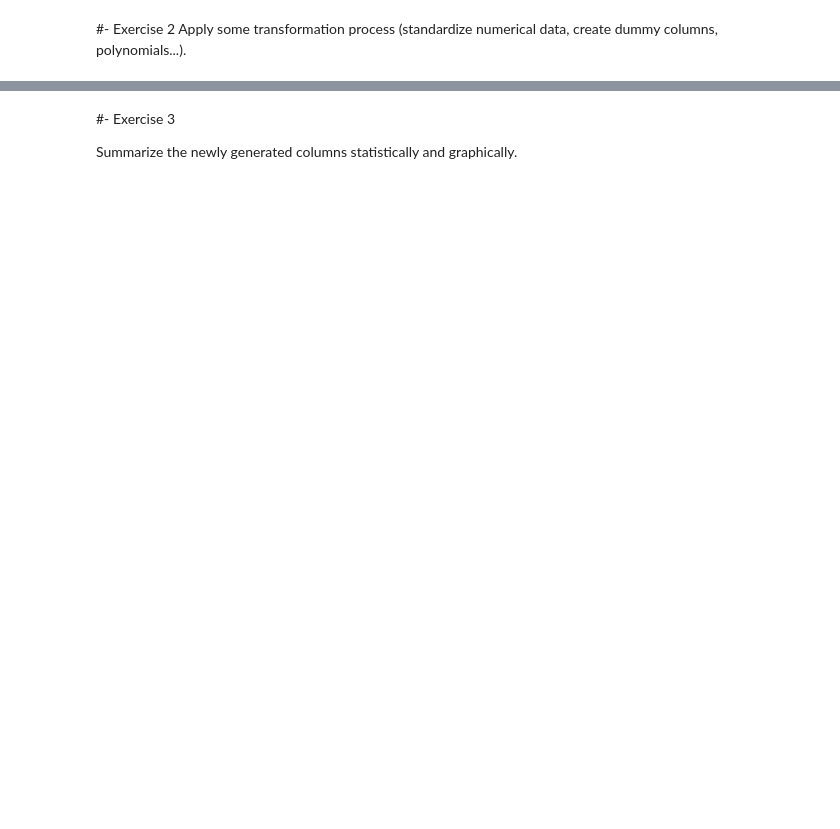
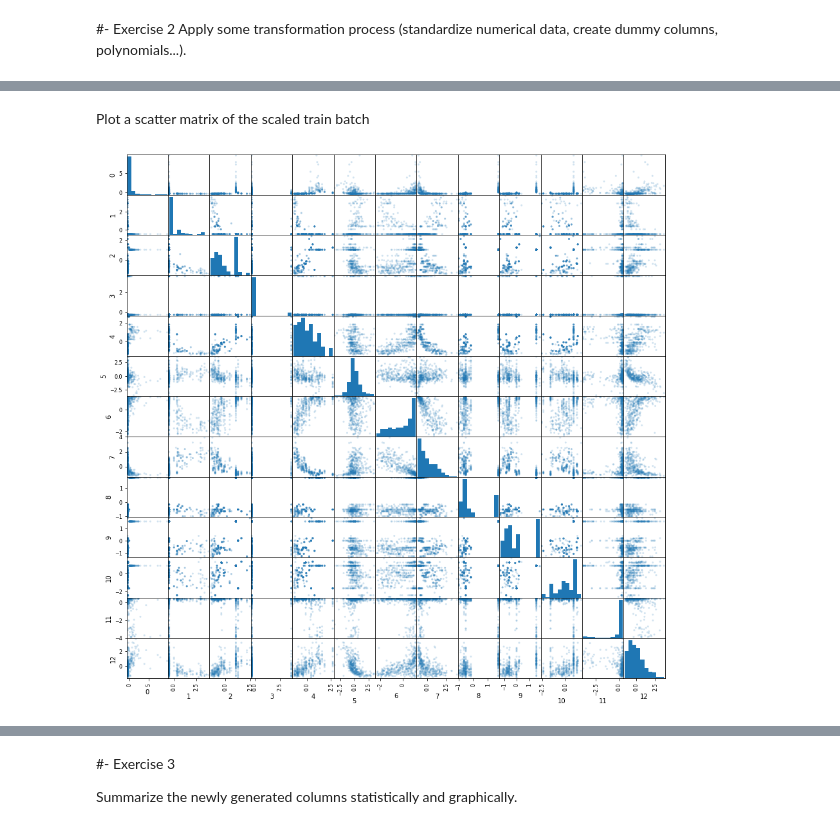
Before and after one commit to ddenebb/SkLearn_Train_Test, a Jupyter notebook: Tasca_M5_T02.ipynb, the cells around one changed output, grey strips where cells are left out. Cells and saved outputs as stored; diff of their text form; code cells hidden in the pictures; blank space fills up the shorter version.

```diff
--- a/Tasca_M5_T02.ipynb
+++ b/Tasca_M5_T02.ipynb
@@ -106,0 +111,7 @@ None
+# %%
+from sklearn.model_selection import train_test_split
+
+X = df.drop("MEDV", axis=1) # atributos
+y = df["MEDV"] # variable objetivo
+
+X_train, X_test, y_train, y_test = train_test_split(X, y, test_size=0.2, random_state=42)
@@ -109,0 +153,5 @@ Apply some transformation process (standardize numerical data, create dummy colu
+# %%
+from sklearn.preprocessing import StandardScaler
+scaler = StandardScaler().fit(X_train)
+X_train = scaler.transform(X_train)
+X_test = scaler.transform(X_test)
@@ -109,0 +188,7 @@ Apply some transformation process (standardize numerical data, create dummy colu
+# %% [markdown]
+Plot a scatter matrix of the scaled train batch
+# %%
+from pandas.plotting import scatter_matrix
+scatter_matrix(pd.DataFrame(X_train), alpha=0.2, figsize=(15, 15));
+# %% [output]
+[figure, added]
```
Also changed, not shown: parts of 18 cells of this notebook.
